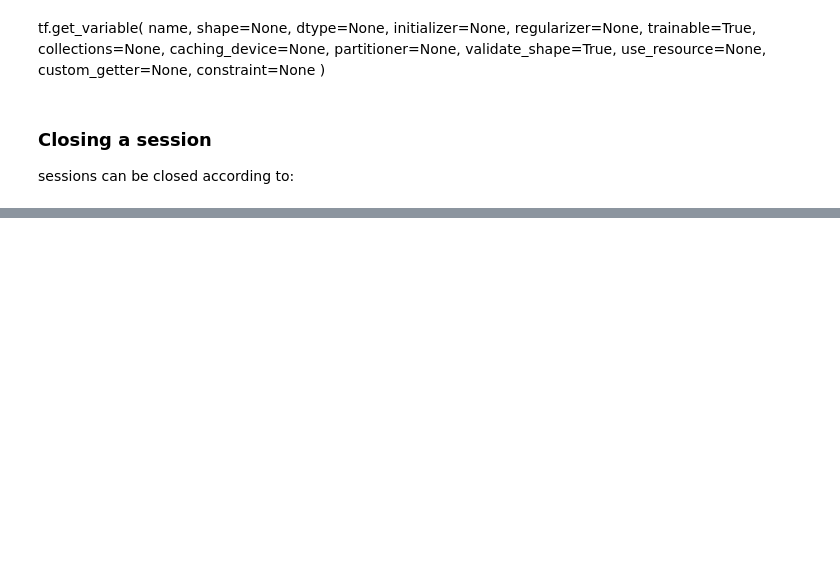
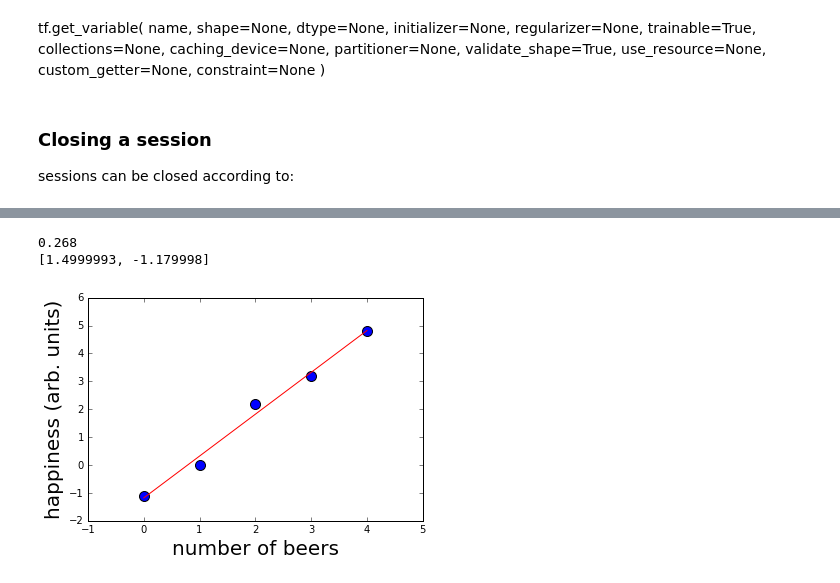
Before and after one commit to p-koo/tensorflow_tutorial_genomics, a Jupyter notebook: tutorials_tensorflow/Notebook_Tensorflow_Basics.ipynb, the cells around one changed output, grey strips where cells are left out. Cells and saved outputs as stored; diff of their text form; code cells hidden in the pictures; blank space fills up the shorter version.

```diff
--- a/tutorials_tensorflow/Notebook_Tensorflow_Basics.ipynb
+++ b/tutorials_tensorflow/Notebook_Tensorflow_Basics.ipynb
@@ -379,0 +230,28 @@ https://github.com/vahidk/EffectiveTensorflow
+# %%
+optimizer = tf.train.GradientDescentOptimizer(0.01)
+train = optimizer.minimize(loss)
+
+sess.run(init) # reset values to incorrect defaults.
+for i in range(1000):
+    sess.run(train, {x: x_data, y: y_data})
+
+# print the loss
+print(sess.run(loss, {x: x_data, y: y_data}))
+
+# print the parameters
+print(sess.run([W, b]))
+# %% [output]
+0.268
+[1.4999993, -1.179998]
+# %%
+# get predictions
+predictions = sess.run(linear_model, {x: x_data})
+
+# plot the data and the predictions
+plt.figure()
+plt.scatter(x_data, y_data, s=100)
+plt.xlabel('number of beers', fontsize=20)
+plt.ylabel('happiness (arb. units)', fontsize=20)
+plt.plot(x_data, predictions, 'r');
+# %% [output]
+[figure, added]
```
Also changed, not shown: parts of 60 cells of this notebook, 10 other files.
